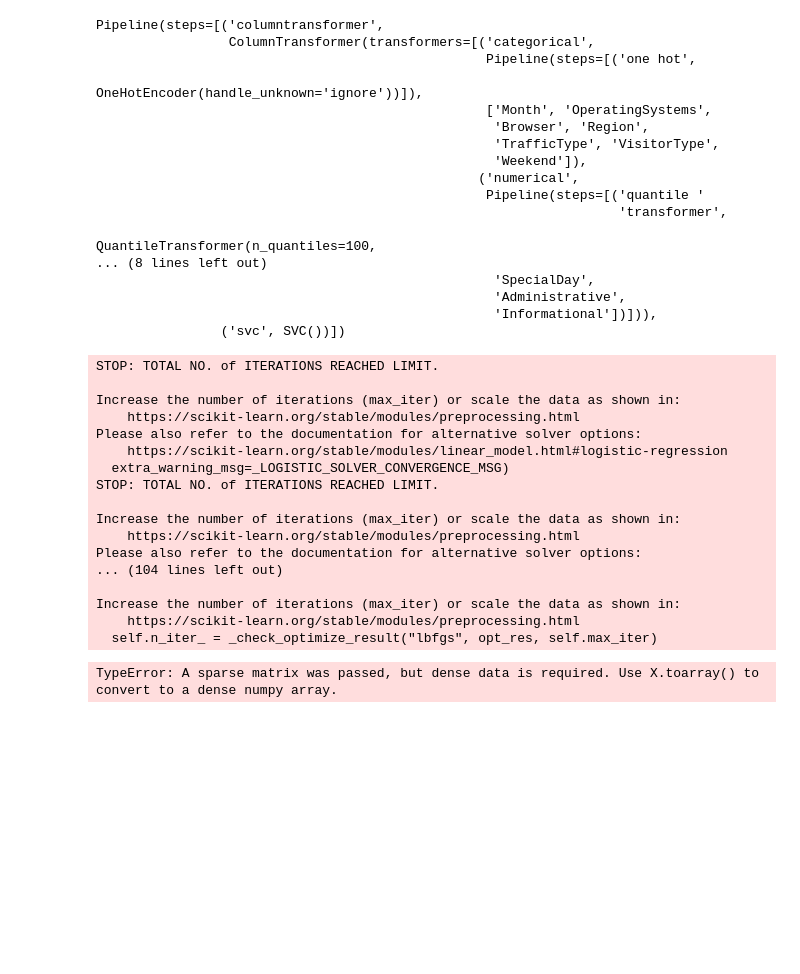
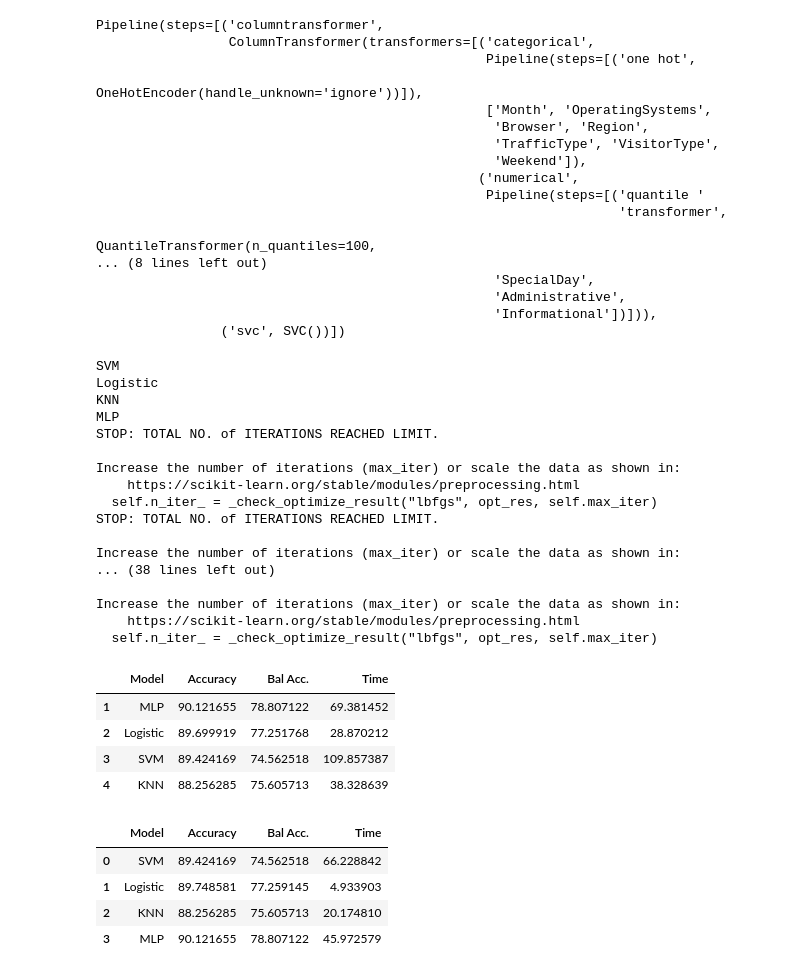
Before and after one commit to Friday-Challenge-Delta/Sedora_Sales, a Jupyter notebook: notebook.ipynb, the cells around one changed output. Saved outputs shown, nothing was run; the diff lists cells and outputs as text; code cells hidden in the pictures; blank space fills up the shorter version.

```diff
--- a/notebook.ipynb
+++ b/notebook.ipynb
@@ -107,0 +120,9 @@ df.describe()
+# %%
+from sklearn.decomposition import PCA
+pca = PCA(n_components=1)
+bounce_exit=pca.fit_transform(df[["BounceRates","ExitRates"]])
+df["bounce_exit"]=bounce_exit
+
+#Now we can delete bouncerates and exitrates
+df.drop(["BounceRates","ExitRates"],axis=1)
+df.head()
@@ -108,8 +140,17 @@ df.describe()
+# %%
+df["Administ_Dur"]= pca.fit_transform(df[["Administrative","Administrative_Duration"]])
+df=df.drop(["Administrative","Administrative_Duration"],axis=1)
+
+df["Informational_Dur"]= pca.fit_transform(df[["Informational","Informational_Duration"]])
+df=df.drop(["Informational","Informational_Duration"],axis=1)
+
+df["ProductRelated_Dur"]= pca.fit_transform(df[["ProductRelated","ProductRelated_Duration"]])
+df=df.drop(["ProductRelated","ProductRelated_Duration"],axis=1)
 # %%
 cat_vars = [ "Month","OperatingSystems",
     "Browser", "Region", "TrafficType",'VisitorType',"Weekend"]
-num_vars = ['Administrative_Duration',"Informational_Duration","ProductRelated_Duration","BounceRates",
-    "ExitRates","PageValues",'ProductRelated',"SpecialDay",'Administrative','Informational']
+num_vars = ["Administ_Dur","Informational_Dur","ProductRelated_Dur","bounce_exit",
+    "PageValues","SpecialDay"]
 
 x=df[cat_vars+num_vars]
 y=df['Revenue'].map({True:1, False:0})
@@ -313,11 +339,9 @@ from sklearn.discriminant_analysis import LinearDiscriminantAnalysis
 # %%
 mult_pipelines={
     "SVM": svm.SVC(),
-    "Logistic": LogisticRegression(),
+    "Logistic": LogisticRegression(max_iter=500),
     "KNN":KNeighborsClassifier(n_neighbors=3),
-    "MLP":MLPClassifier(solver='lbfgs', alpha=1e-5,hidden_layer_sizes=(5, 2), random_state=1),
-    "Naive Bayes":GaussianNB(),
-    "LDA":LinearDiscriminantAnalysis()}
+    "MLP":MLPClassifier(solver='lbfgs', alpha=1e-5,hidden_layer_sizes=(5, 2), random_state=1)}
 
 mult_pipelines = {name: pipeline.make_pipeline(mult_prepro, model) for name, model in mult_pipelines.items()}
 
@@ -346,13 +370,7 @@ from sklearn.model_selection import cross_val_predict
 
 skf = model_selection.StratifiedKFold(n_splits=10, random_state=0, shuffle=True)
 
-
-
-
 results = pd.DataFrame({'Model': [], 'Accuracy': [], 'Bal Acc.': [], 'Time': []})
-
-
-
 
 
 for model_name, model in mult_pipelines.items():
@@ -360,6 +378,7 @@ for model_name, model in mult_pipelines.items():
 
     #x=x.to_numpy()
     #y=y.to_numpy()
+    print(model_name)
     pred = cross_val_predict(model, x,y, cv=skf)
 
     total_time = time.time() - start_time
@@ -372,30 +391,37 @@ for model_name, model in mult_pipelines.items():
 
 
 
-
-# YOUR CODE HERE
-
-
-
 results_ord = results.sort_values(by=['Accuracy'], ascending=False, ignore_index=True)
 results_ord.index += 1
 results_ord.style.bar(subset=['Accuracy', 'Bal Acc.'], vmin=0, vmax=100, color='#5fba7d')
 # %% [output]
+SVM
+Logistic
+KNN
+MLP
 STOP: TOTAL NO. of ITERATIONS REACHED LIMIT.
 
 Increase the number of iterations (max_iter) or scale the data as shown in:
     https://scikit-learn.org/stable/modules/preprocessing.html
-Please also refer to the documentation for alternative solver options:
-    https://scikit-learn.org/stable/modules/linear_model.html#logistic-regression
-  extra_warning_msg=_LOGISTIC_SOLVER_CONVERGENCE_MSG)
+  self.n_iter_ = _check_optimize_result("lbfgs", opt_res, self.max_iter)
 STOP: TOTAL NO. of ITERATIONS REACHED LIMIT.
 
 Increase the number of iterations (max_iter) or scale the data as shown in:
-    https://scikit-learn.org/stable/modules/preprocessing.html
-Please also refer to the documentation for alternative solver options:
-... (104 lines left out)
+... (38 lines left out)
 
 Increase the number of iterations (max_iter) or scale the data as shown in:
     https://scikit-learn.org/stable/modules/preprocessing.html
   self.n_iter_ = _check_optimize_result("lbfgs", opt_res, self.max_iter)
-TypeError: A sparse matrix was passed, but dense data is required. Use X.toarray() to convert to a dense numpy array.
+|  | Model | Accuracy | Bal Acc. | Time |
+| 1 | MLP | 90.121655 | 78.807122 | 69.381452 |
+| 2 | Logistic | 89.699919 | 77.251768 | 28.870212 |
+| 3 | SVM | 89.424169 | 74.562518 | 109.857387 |
+| 4 | KNN | 88.256285 | 75.605713 | 38.328639 |
+# %%
+results
+# %% [output]
+|  | Model | Accuracy | Bal Acc. | Time |
+| 0 | SVM | 89.424169 | 74.562518 | 66.228842 |
+| 1 | Logistic | 89.748581 | 77.259145 | 4.933903 |
+| 2 | KNN | 88.256285 | 75.605713 | 20.174810 |
+| 3 | MLP | 90.121655 | 78.807122 | 45.972579 |
```
Also changed, not shown: parts of 23 cells of this notebook, 5 other files.
